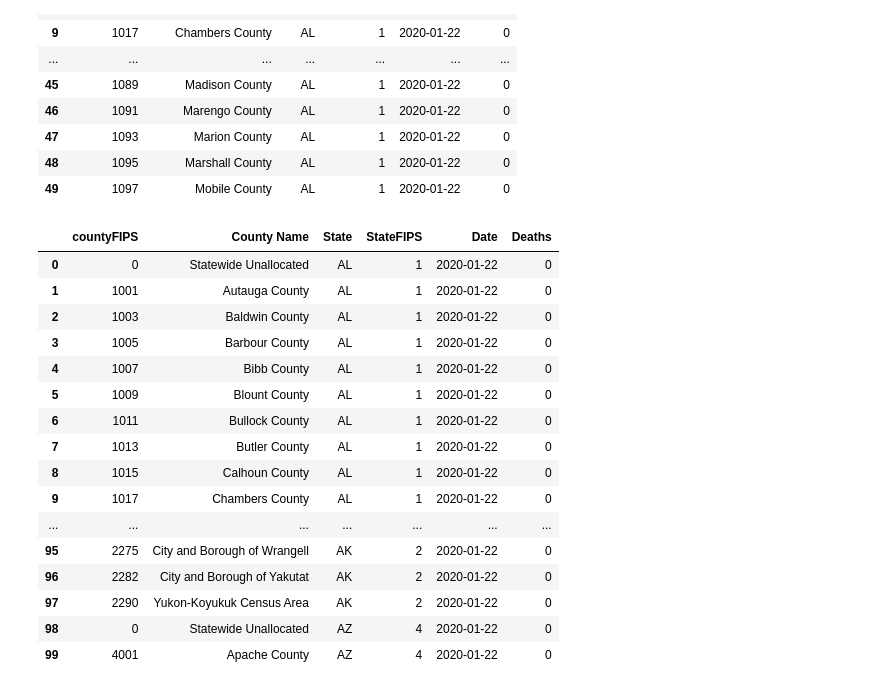
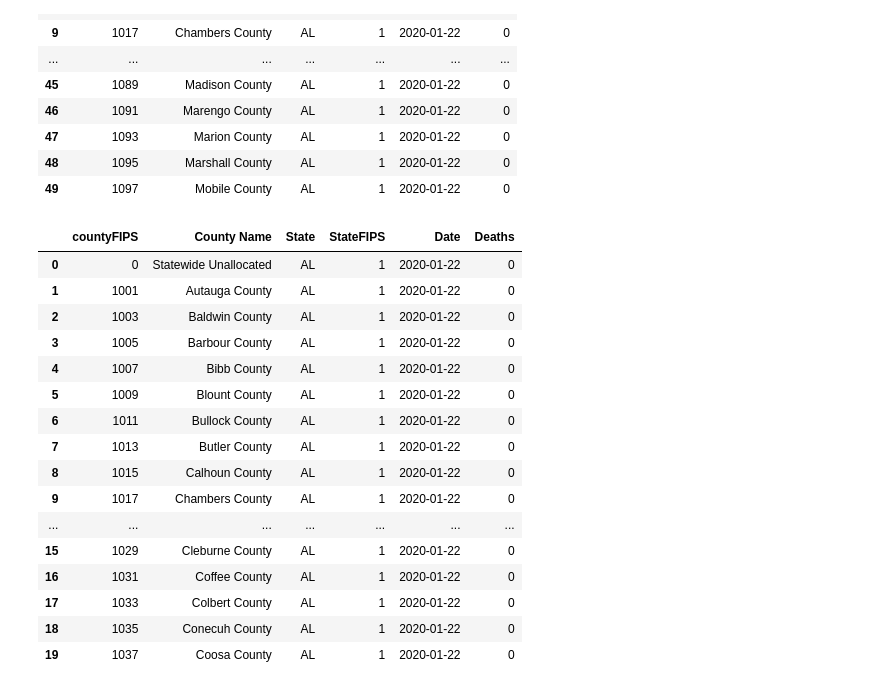
Before and after one commit to mawuliagboklu/DS-Group-, a Jupyter notebook: Stage1-Group7-Task2.ipynb, the cells around one changed output. Drawn from its saved outputs; the diff is of its cells as text; code cells hidden in the pictures.

```diff
--- a/Stage1-Group7-Task2.ipynb
+++ b/Stage1-Group7-Task2.ipynb
@@ -201,24 +201,24 @@ dfCasesLong.head(50)
 # %%
 # Repeating same steps with the dfDeathsWide
 
 dfDeathsLong = pd.melt(dfDeathWide, id_vars=['countyFIPS', 'County Name', 'State', 'StateFIPS'], value_vars=dates, var_name = "Date", value_name='Deaths' )
-dfDeathsLong.head(100)
+dfDeathsLong.head(20)
 # %% [output]
 |  | countyFIPS | County Name | State | StateFIPS | Date | Deaths |
 | 0 | 0 | Statewide Unallocated | AL | 1 | 2020-01-22 | 0 |
 | 1 | 1001 | Autauga County | AL | 1 | 2020-01-22 | 0 |
 | 2 | 1003 | Baldwin County | AL | 1 | 2020-01-22 | 0 |
 | 3 | 1005 | Barbour County | AL | 1 | 2020-01-22 | 0 |
 | 4 | 1007 | Bibb County | AL | 1 | 2020-01-22 | 0 |
 | 5 | 1009 | Blount County | AL | 1 | 2020-01-22 | 0 |
 | 6 | 1011 | Bullock County | AL | 1 | 2020-01-22 | 0 |
 | 7 | 1013 | Butler County | AL | 1 | 2020-01-22 | 0 |
 | 8 | 1015 | Calhoun County | AL | 1 | 2020-01-22 | 0 |
 | 9 | 1017 | Chambers County | AL | 1 | 2020-01-22 | 0 |
 | ... | ... | ... | ... | ... | ... | ... |
-| 95 | 2275 | City and Borough of Wrangell | AK | 2 | 2020-01-22 | 0 |
-| 96 | 2282 | City and Borough of Yakutat | AK | 2 | 2020-01-22 | 0 |
-| 97 | 2290 | Yukon-Koyukuk Census Area | AK | 2 | 2020-01-22 | 0 |
-| 98 | 0 | Statewide Unallocated | AZ | 4 | 2020-01-22 | 0 |
-| 99 | 4001 | Apache County | AZ | 4 | 2020-01-22 | 0 |
+| 15 | 1029 | Cleburne County | AL | 1 | 2020-01-22 | 0 |
+| 16 | 1031 | Coffee County | AL | 1 | 2020-01-22 | 0 |
+| 17 | 1033 | Colbert County | AL | 1 | 2020-01-22 | 0 |
+| 18 | 1035 | Conecuh County | AL | 1 | 2020-01-22 | 0 |
+| 19 | 1037 | Coosa County | AL | 1 | 2020-01-22 | 0 |
 # %%
```
Also changed, not shown: parts of 6 cells of this notebook.
